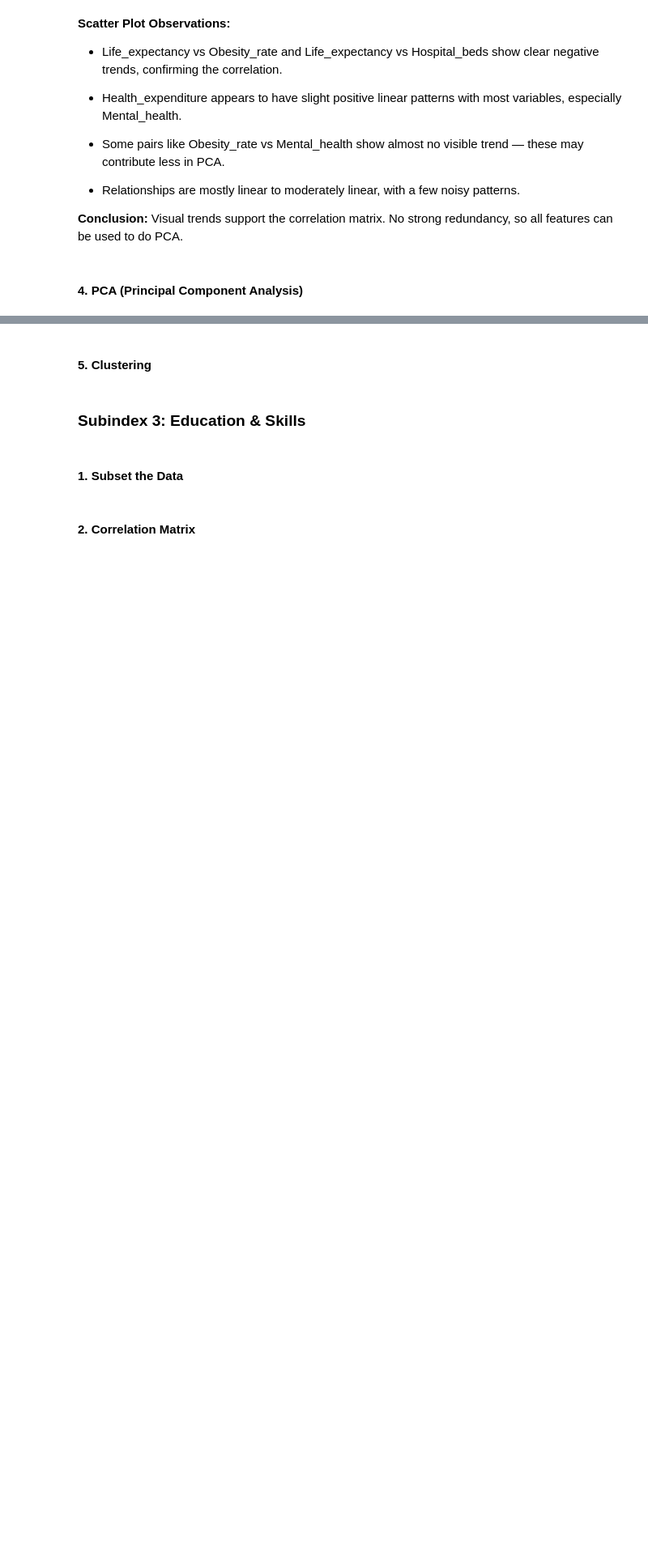
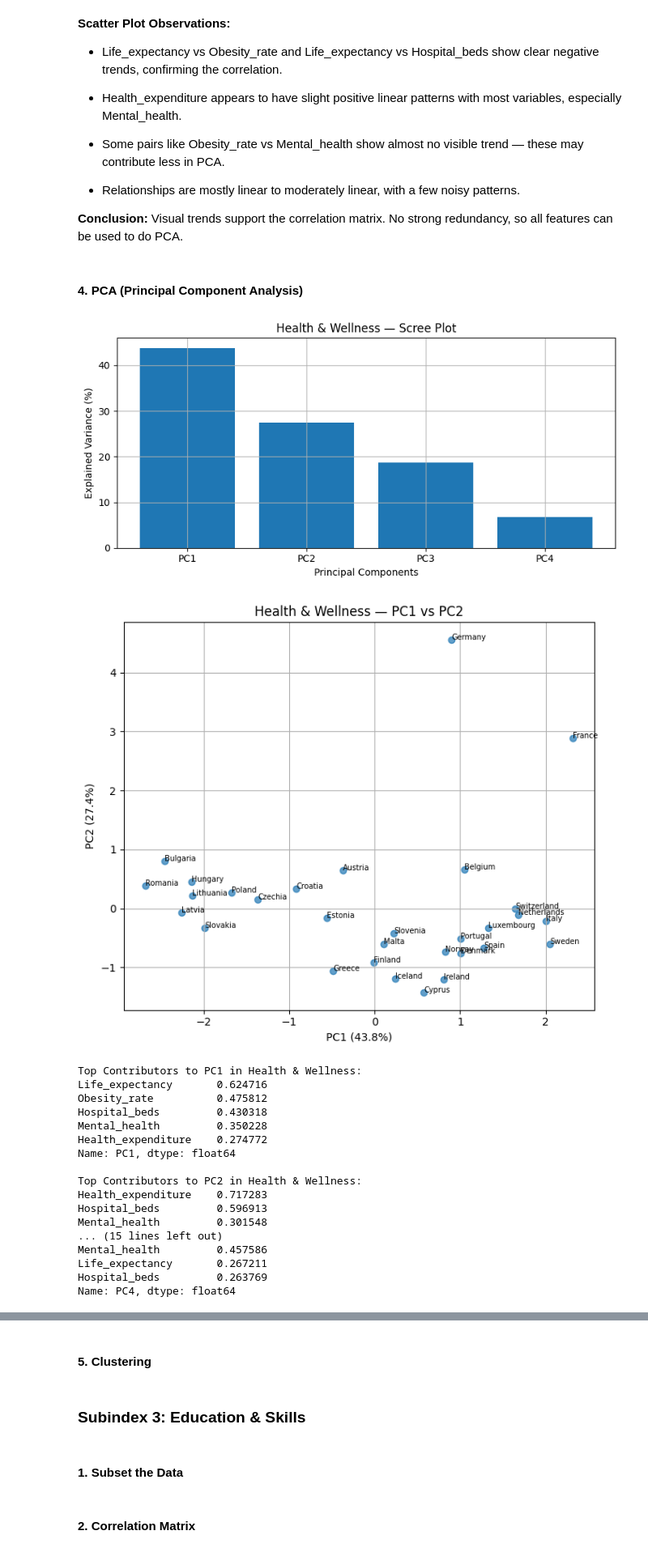
Before and after one commit to RaveenaRathnam/Composite_Index_DAV, a Jupyter notebook: index.ipynb, the cells around one changed output, grey strips where cells are left out. Shown at 81% size. Saved outputs shown, nothing was run; the diff lists cells and outputs as text; code cells hidden in the pictures; blank space fills up the shorter version.

```diff
--- a/index.ipynb
+++ b/index.ipynb
@@ -950,3 +950,26 @@ for var1, var2 in combinations(health_vars, 2):
 **Conclusion:** Visual trends support the correlation matrix. No strong redundancy, so all features can be used to do PCA.
 # %% [markdown]
 #### 4. PCA (Principal Component Analysis)
+# %%
+health_vars = ['Life_expectancy', 'Health_expenditure', 'Obesity_rate', 'Hospital_beds', 'Mental_health']
+health_pca_df = run_pca_on_subindex(standardized_df, health_vars, "Health & Wellness")
+# %% [output]
+[figure, added]
+[figure, added]
+Top Contributors to PC1 in Health & Wellness:
+Life_expectancy       0.624716
+Obesity_rate          0.475812
+Hospital_beds         0.430318
+Mental_health         0.350228
+Health_expenditure    0.274772
+Name: PC1, dtype: float64
+
+Top Contributors to PC2 in Health & Wellness:
+Health_expenditure    0.717283
+Hospital_beds         0.596913
+Mental_health         0.301548
+... (15 lines left out)
+Mental_health         0.457586
+Life_expectancy       0.267211
+Hospital_beds         0.263769
+Name: PC4, dtype: float64
```
Also changed, not shown: parts of 8 cells of this notebook.
